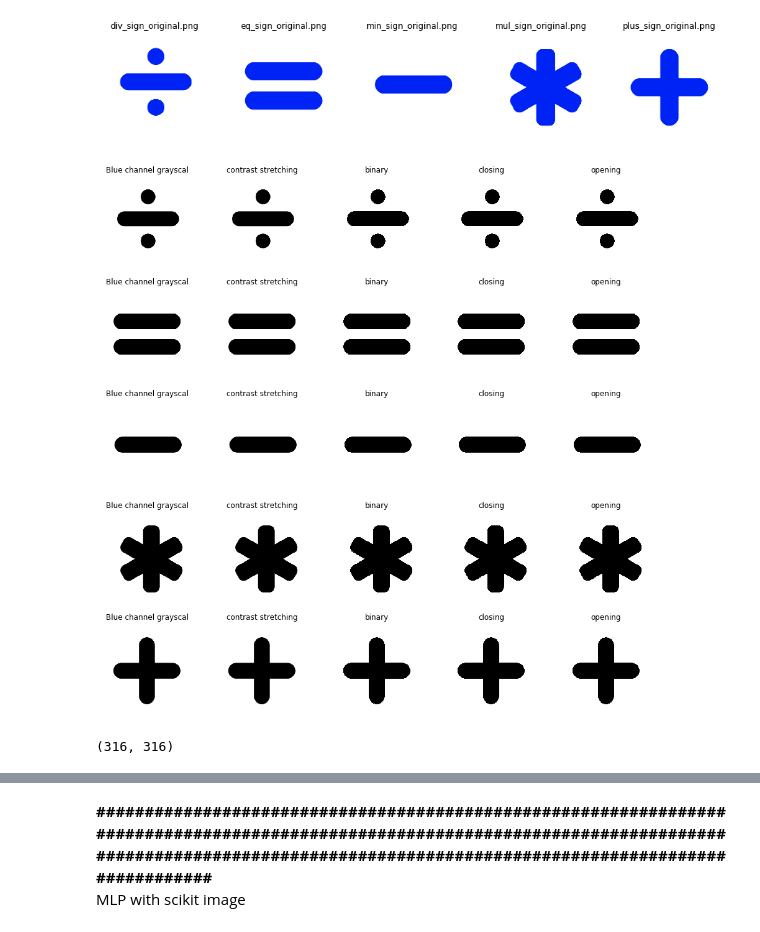
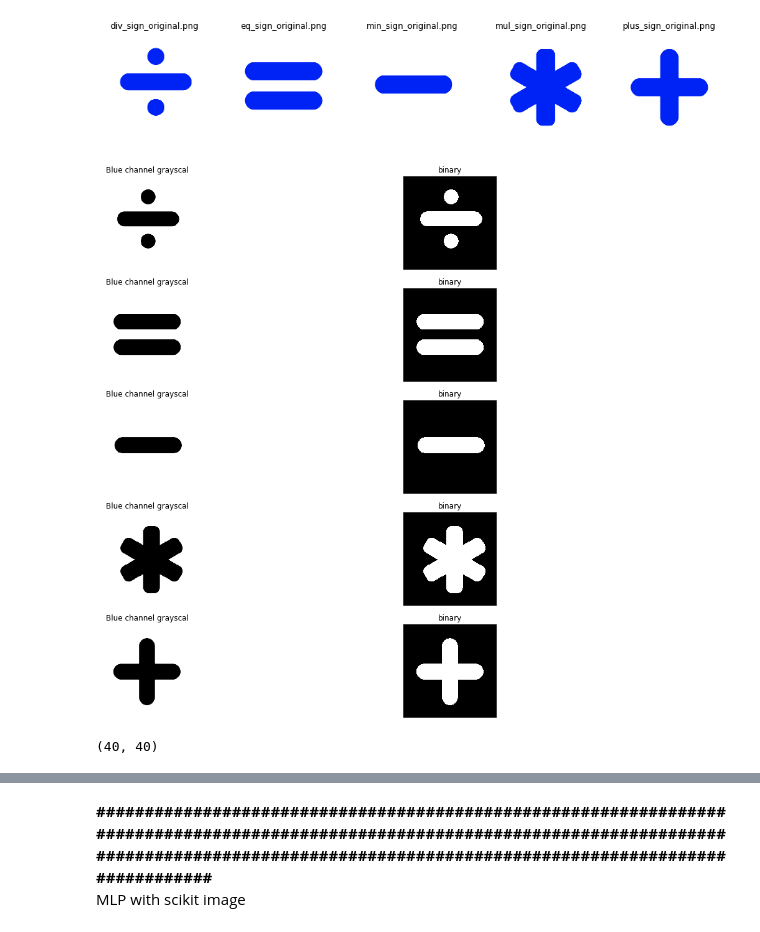
Before and after one commit to sebemery/Iapr2020, a Jupyter notebook: ProjectDIEGO/SIGNs.ipynb, the cells around one changed output, grey strips where cells are left out. Drawn from its saved outputs; the diff is of its cells as text; code cells hidden in the pictures.

```diff
--- a/ProjectDIEGO/SIGNs.ipynb
+++ b/ProjectDIEGO/SIGNs.ipynb
@@ -20,72 +20,54 @@ for ax, im, nm in zip(axes.ravel(), sign_img, sign_names):
 # %%
 from skimage.filters import threshold_otsu
 from skimage import morphology
 from skimage import exposure
 
 binary_signs = []
 
-fig, ax = plt.subplots(5, 5, figsize=(16, 16))
+fig, ax = plt.subplots(5, 2, figsize=(16, 16))
 for ind, im in zip(range(5), sign_img):
 
     img = skimage.color.rgb2gray(im)
 
     ax[ind,0].imshow(img, cmap='gray')
     ax[ind,0].set_title('Blue channel grayscal')
     ax[ind,0].axis('off')
 
-    a, b = np.percentile(img, (0.8, 70))
-    res = exposure.rescale_intensity(img, in_range=(a, b))
+    threshold = threshold_otsu(img)
 
-    ax[ind,1].imshow(res, cmap='gray')
-    ax[ind,1].set_title('contrast stretching')
+    binary = img < threshold
+
+    ax[ind,1].imshow(binary, cmap='gray')
+    ax[ind,1].set_title('binary')
     ax[ind,1].axis('off')
 
-    # Applying multi-Otsu threshold for the default value, generating
-    # three classes.
-    threshold = threshold_otsu(img)
-
-    binary = img > threshold
-
-    ax[ind,2].imshow(binary, cmap='gray')
-    ax[ind,2].set_title('binary')
-    ax[ind,2].axis('off')
-
-    openin = morphology.binary_opening(binary, skimage.morphology.selem.disk(1))
-
-    ax[ind,3].imshow(openin, cmap='gray')
-    ax[ind,3].set_title('closing')
-    ax[ind,3].axis('off')
-
-    close = morphology.binary_closing(binary, skimage.morphology.selem.disk(1))
-
-    ax[ind,4].imshow(close, cmap='gray')
-    ax[ind,4].set_title('opening')
-    ax[ind,4].axis('off')
-
-    binary_signs.append(binary)
+    binary_signs.append(binary.astype(float))
 
 plt.show()
 # %% [output]
-[figure, old version]
+[figure, new version]
 # %%
 from skimage.transform import rotate
+from skimage.transform import resize
 
 def generate_sign_dataset(sign_img, nb):
 
-    gray_signs = [skimage.color.rgb2gray(im) for im in sign_img]
+    #gray_signs = [skimage.color.rgb2gray(im) for im in sign_img]
 
     dataset = []
     labels = []
     for k in range(nb):
-        ind = np.random.randint(len(gray_signs))
-        dataset.append(rotate(gray_signs[ind], np.random.randint(360), cval=1))
+        ind = np.random.randint(len(sign_img))
+        rot = rotate(sign_img[ind], np.random.randint(360), cval=0)
+        res = resize(rot, (40,40), anti_aliasing = True)
+        dataset.append(res>0.3)
         labels.append(ind)
     return np.array(dataset), np.array(labels)
 
-dataset_sign, labels = generate_sign_dataset(sign_img, 125)
+dataset_sign, labels = generate_sign_dataset(binary_signs, 125)
 print(dataset_sign[0].shape)
 # %% [output]
-(316, 316)
+(40, 40)
 # %%
 fig, axes = plt.subplots(5, 25, figsize=(50, 10))
 for ax, img, nm in zip(axes.ravel(), dataset_sign, labels):
```
Also changed, not shown: parts of 12 cells of this notebook, 24 other files.
